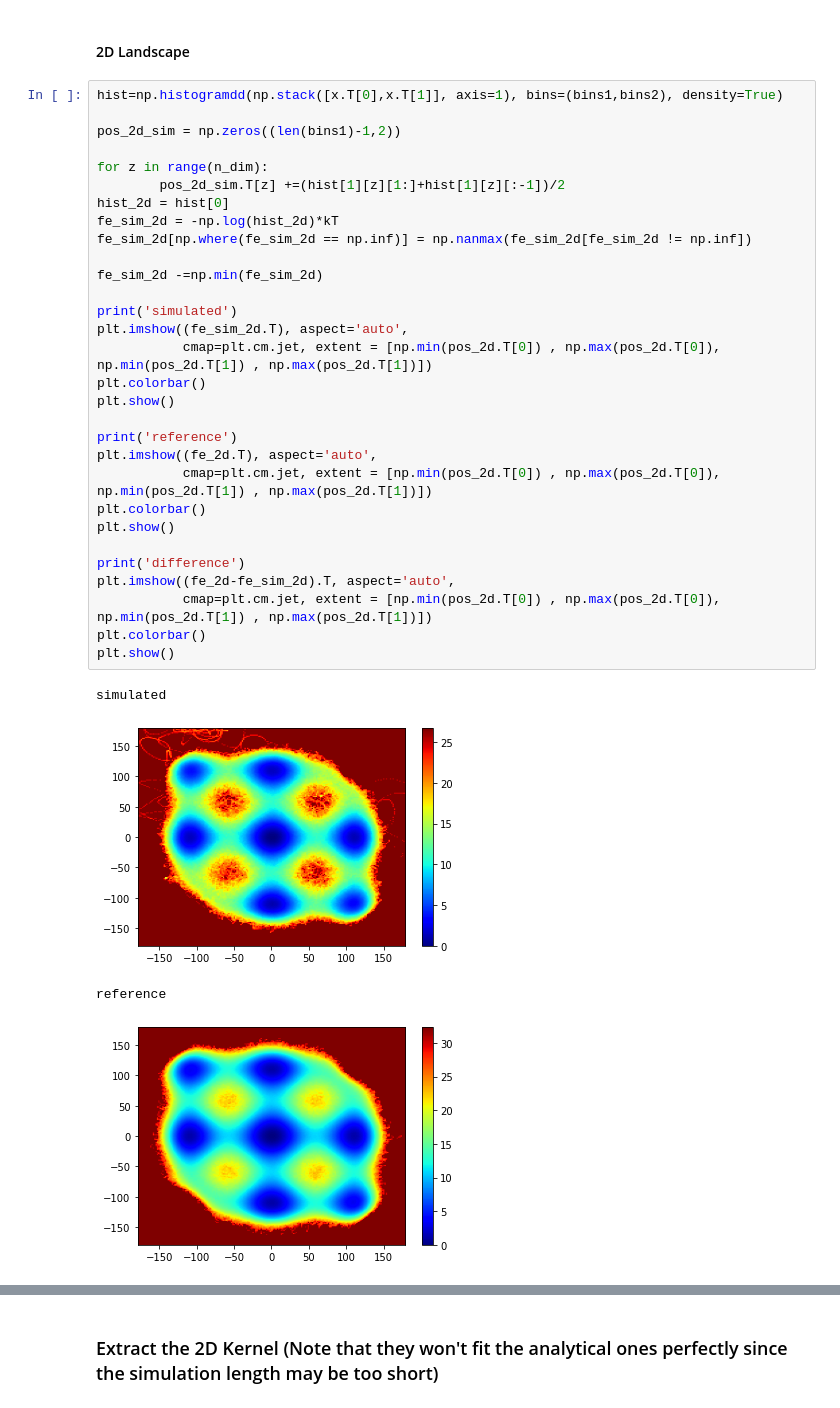
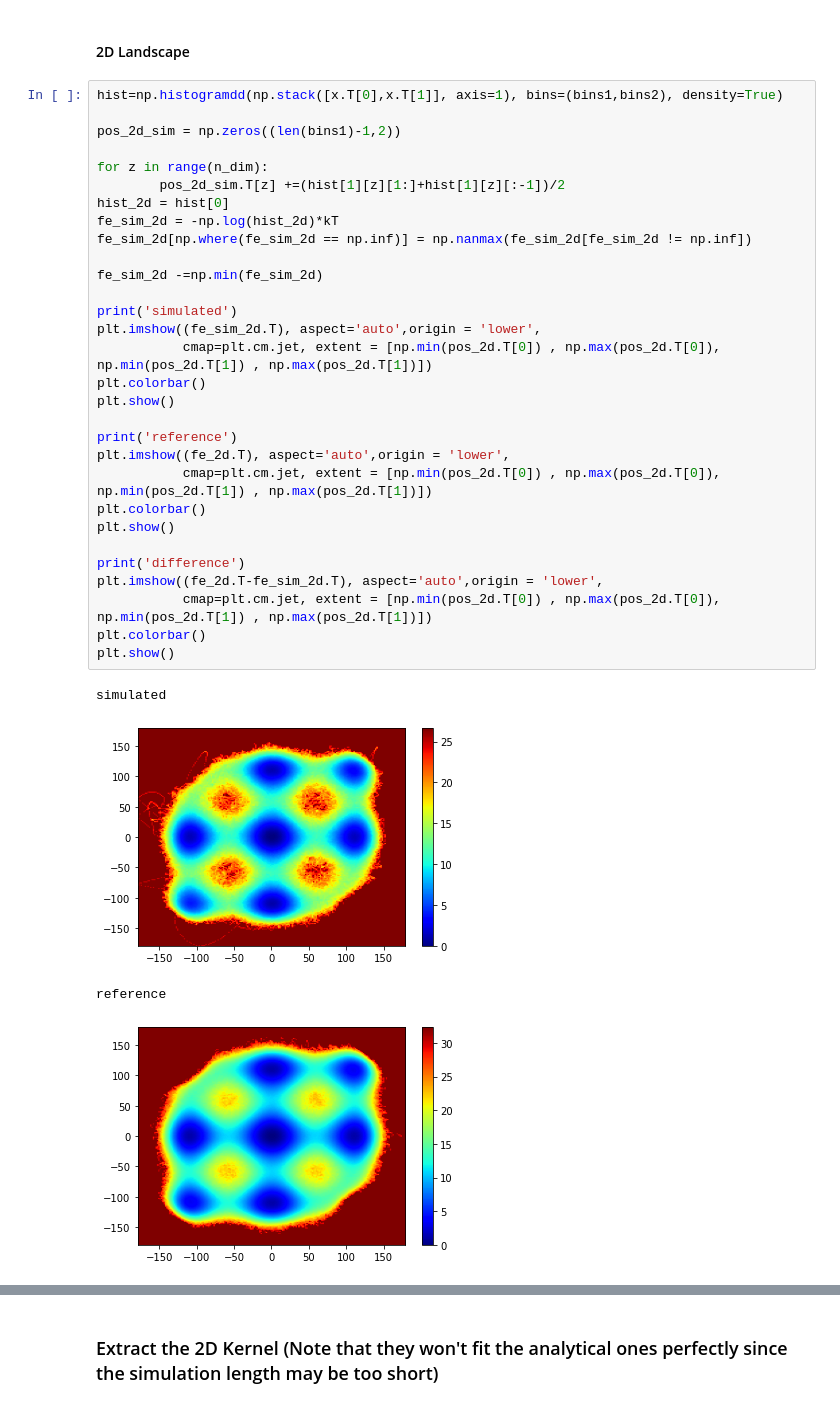
Before and after one commit to luca-pythia/multimems, a Jupyter notebook: example/example_embedding.ipynb, the cells around one changed output, grey strips where cells are left out. Cells and saved outputs as stored; diff of their text form.

```diff
--- a/example/example_embedding.ipynb
+++ b/example/example_embedding.ipynb
@@ -111,36 +110,36 @@ plt.plot(pos_1d,fe_sim_1d)
 # %%
 hist=np.histogramdd(np.stack([x.T[0],x.T[1]], axis=1), bins=(bins1,bins2), density=True)
 
 pos_2d_sim = np.zeros((len(bins1)-1,2))
 
 for z in range(n_dim):
         pos_2d_sim.T[z] +=(hist[1][z][1:]+hist[1][z][:-1])/2
 hist_2d = hist[0]
 fe_sim_2d = -np.log(hist_2d)*kT
 fe_sim_2d[np.where(fe_sim_2d == np.inf)] = np.nanmax(fe_sim_2d[fe_sim_2d != np.inf])
 
 fe_sim_2d -=np.min(fe_sim_2d)
 
 print('simulated')
-plt.imshow((fe_sim_2d.T), aspect='auto',
+plt.imshow((fe_sim_2d.T), aspect='auto',origin = 'lower',
            cmap=plt.cm.jet, extent = [np.min(pos_2d.T[0]) , np.max(pos_2d.T[0]), np.min(pos_2d.T[1]) , np.max(pos_2d.T[1])])
 plt.colorbar()
 plt.show()
 
 print('reference')
-plt.imshow((fe_2d.T), aspect='auto',
+plt.imshow((fe_2d.T), aspect='auto',origin = 'lower',
            cmap=plt.cm.jet, extent = [np.min(pos_2d.T[0]) , np.max(pos_2d.T[0]), np.min(pos_2d.T[1]) , np.max(pos_2d.T[1])])
 plt.colorbar()
 plt.show()
 
 print('difference')
-plt.imshow((fe_2d-fe_sim_2d).T, aspect='auto',
+plt.imshow((fe_2d.T-fe_sim_2d.T), aspect='auto',origin = 'lower',
            cmap=plt.cm.jet, extent = [np.min(pos_2d.T[0]) , np.max(pos_2d.T[0]), np.min(pos_2d.T[1]) , np.max(pos_2d.T[1])])
 plt.colorbar()
 plt.show()
 # %% [output]
 simulated
-[figure, old version]
+[figure, new version]
 reference
-[figure, old version]
+[figure, new version]
 difference
```
Also changed, not shown: parts of 7 cells of this notebook, 2 other files.
